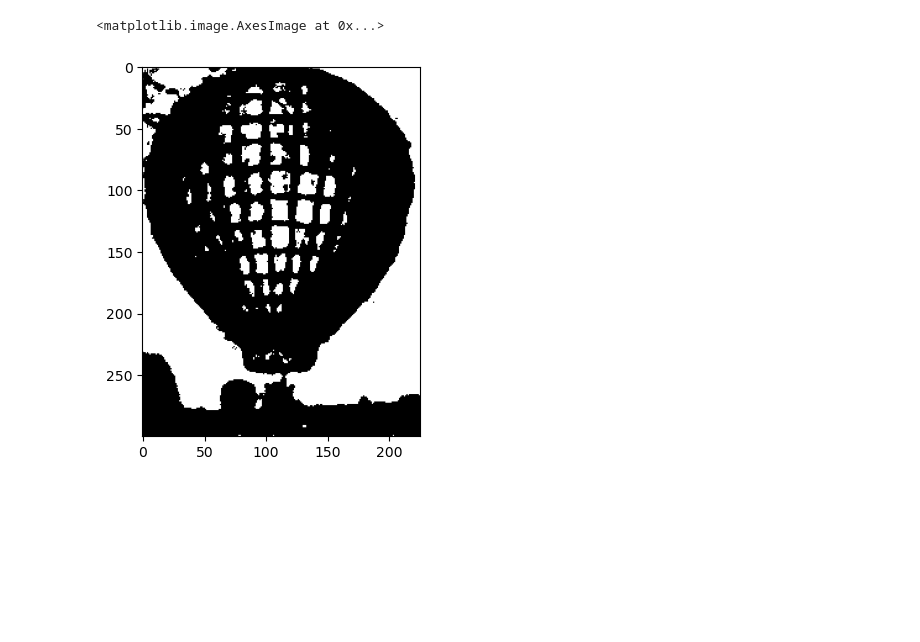
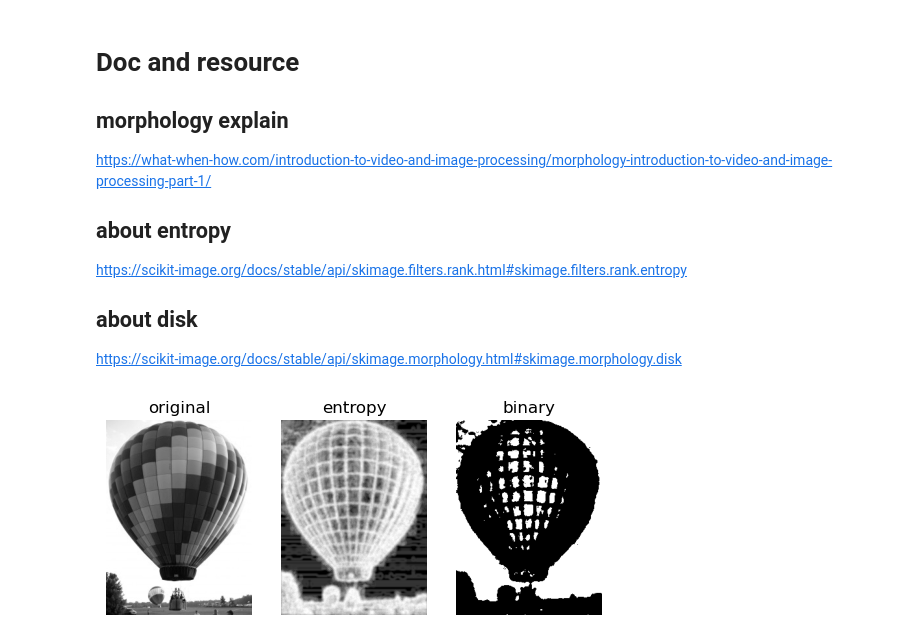
Before and after one commit to MinKhant610/MachineLearningI, a Jupyter notebook: machine learning/02-filter_robert.ipynb, the cells around one changed output. Cells and saved outputs as stored; diff of their text form; code cells hidden in the pictures; blank space fills up the shorter version.

```diff
--- a/machine learning/02-filter_robert.ipynb
+++ b/machine learning/02-filter_robert.ipynb
@@ -1,20 +1,38 @@
+# %% [markdown]
+# Doc and resource
+
+## morphology explain
+https://what-when-how.com/introduction-to-video-and-image-processing/morphology-introduction-to-video-and-image-processing-part-1/
+
+## about entropy
+https://scikit-image.org/docs/stable/api/skimage.filters.rank.html#skimage.filters.rank.entropy
+
+## about disk
+https://scikit-image.org/docs/stable/api/skimage.morphology.html#skimage.morphology.disk
 # %%
 from skimage import io, restoration
 from matplotlib import pyplot as plt
 from skimage.filters.rank import entropy
 from skimage.morphology import disk
 
 img = io.imread('images/balloon.jpg', as_gray=True)
 entropy_img = entropy(img, disk(3))
-# plt.imshow(entropy_img, cmap='gray')
 
 from skimage.filters import try_all_threshold
 from skimage.filters import threshold_otsu
 
 thresh = threshold_otsu(entropy_img)
 
 binary = entropy_img <= thresh
-plt.imshow(binary, cmap='gray')
+
+images = [img ,entropy_img, binary]
+titles = ['original','entropy', 'binary']
+
+for i in range(len(images)):
+    plt.subplot(1, 3, i+1)
+    plt.title(titles[i])
+    plt.axis('off')
+    plt.imshow(images[i], cmap='gray')
+plt.show()
 # %% [output]
-<matplotlib.image.AxesImage at 0x...>
-[figure, old version]
+[figure, new version]
```
Also changed, not shown: parts of 2 cells of this notebook, 6 other files.
